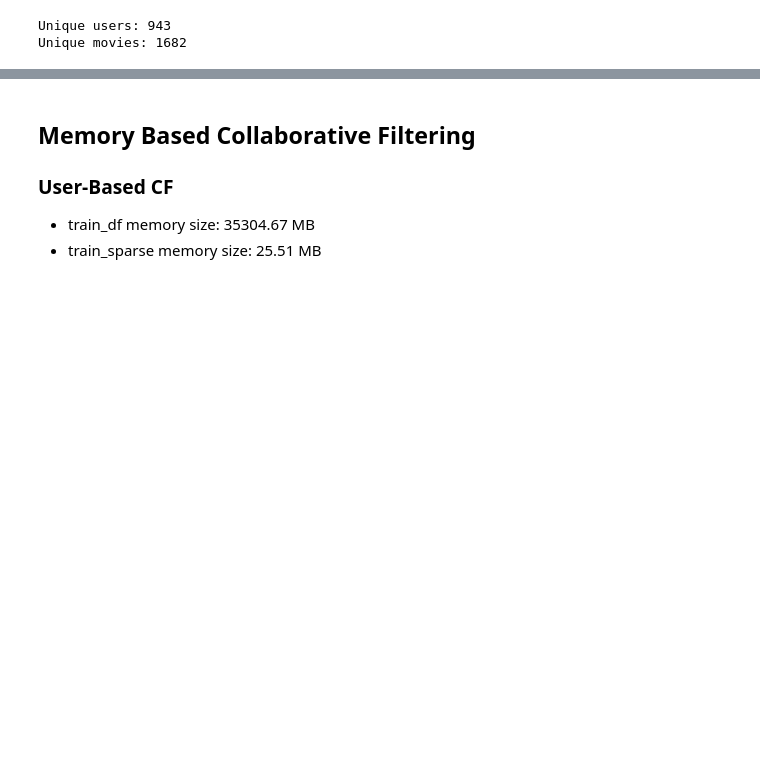
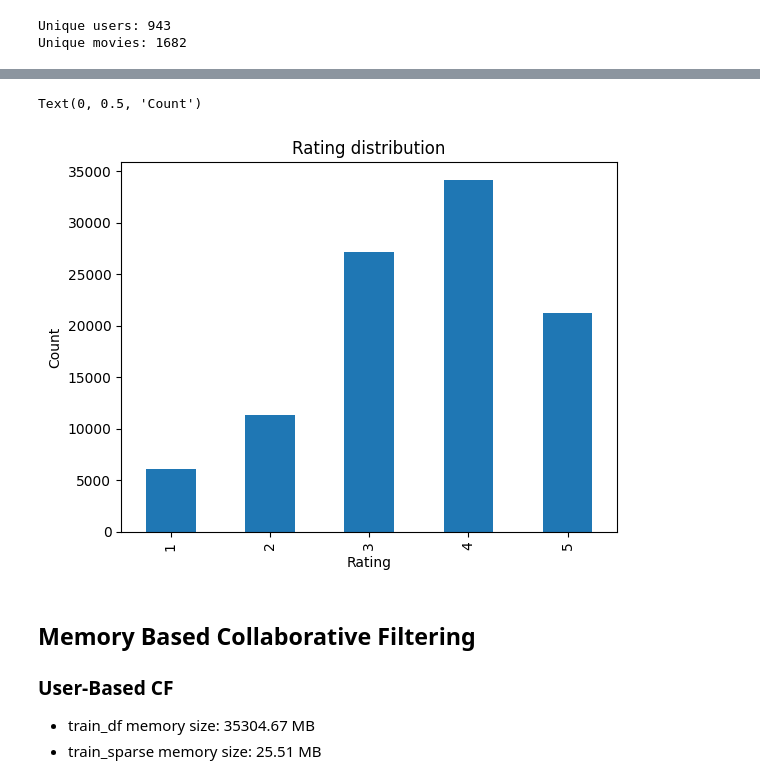
Before and after one commit to AkaCoder404/recommendation-system-notes, a Jupyter notebook: movielens100k.ipynb, the cells around one changed output, grey strips where cells are left out. Cells and saved outputs as stored; diff of their text form; code cells hidden in the pictures; blank space fills up the shorter version.

```diff
--- a/movielens100k.ipynb
+++ b/movielens100k.ipynb
@@ -100,3 +137,13 @@ Unique movies: 1682
+# %%
+# Distribution of ratings
+ratings_df["rating"].value_counts().sort_index().plot(kind="bar")
+# Set title and labels
+plt.title("Rating distribution")
+plt.xlabel("Rating")
+plt.ylabel("Count")
+# %% [output]
+Text(0, 0.5, 'Count')
+[figure, added]
 # %% [markdown]
 ## Memory Based Collaborative Filtering
 
```
Also changed, not shown: parts of 23 cells of this notebook, 2 other files.
